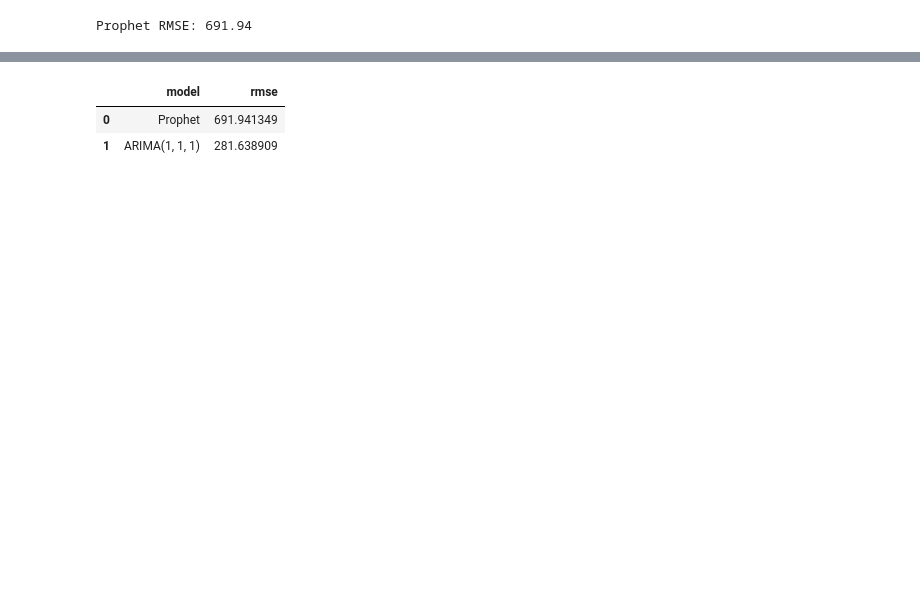
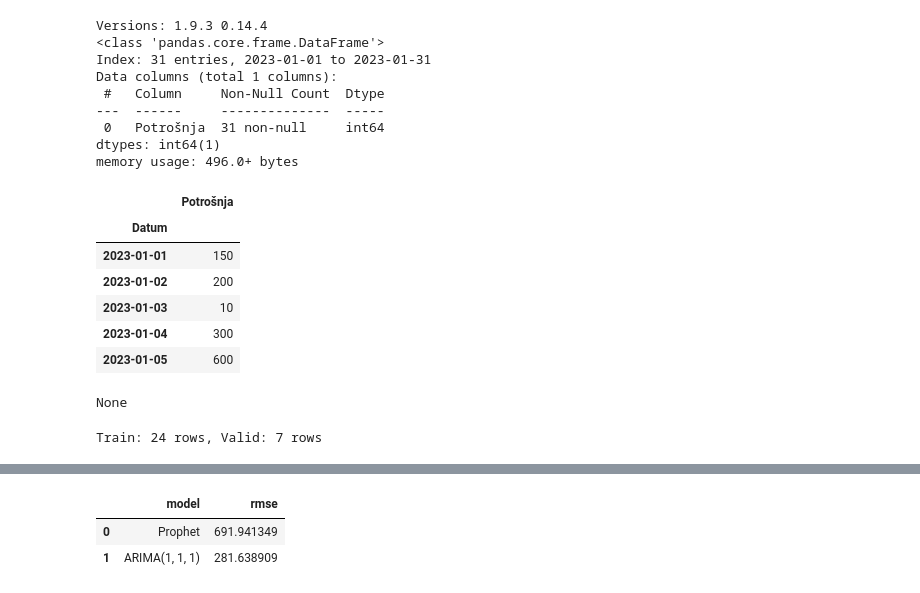
Before and after one commit to dejunga/predvidanje_potrosnje, a Jupyter notebook: notebooks/03_Modeling.ipynb, the cells around one changed output, grey strips where cells are left out. Cells and saved outputs as stored; diff of their text form; code cells hidden in the pictures; blank space fills up the shorter version.

```diff
--- a/notebooks/03_Modeling.ipynb
+++ b/notebooks/03_Modeling.ipynb
@@ -60,5 +0,0 @@ pred_prophet = forecast.set_index('ds')['yhat'].iloc[-len(valid):].values
-# %%
-rmse_prophet = np.sqrt(mean_squared_error(prophet_valid['y'], pred_prophet))
-print(f"Prophet RMSE: {rmse_prophet:.2f}")
-# %% [output]
-Prophet RMSE: 691.94
@@ -64,0 +11,42 @@ Prophet RMSE: 691.94
+# %%
+# Load & clean
+df = (
+    pd.read_csv(
+        '../data/historical_consumption.csv',
+        skipinitialspace=True,
+        parse_dates=['Datum'],
+        dayfirst=True
+    )
+    .rename(columns={'potrosnja':'Potrošnja'})
+    .sort_values('Datum')
+    .set_index('Datum')
+)
+df['Potrošnja'] = df['Potrošnja'].fillna(0)
+
+print("Versions:", scipy.__version__, sm.__version__)
+display(df.head(), df.info())
+# %% [output]
+Versions: 1.9.3 0.14.4
+<class 'pandas.core.frame.DataFrame'>
+Index: 31 entries, 2023-01-01 to 2023-01-31
+Data columns (total 1 columns):
+ #   Column     Non-Null Count  Dtype
+---  ------     --------------  -----
+ 0   Potrošnja  31 non-null     int64
+dtypes: int64(1)
+memory usage: 496.0+ bytes
+|  | Potrošnja |
+| Datum |  |
+| 2023-01-01 | 150 |
+| 2023-01-02 | 200 |
+| 2023-01-03 | 10 |
+| 2023-01-04 | 300 |
+| 2023-01-05 | 600 |
+None
+# %%
+# Train/valid split
+split = int(len(df) * 0.8)
+train, valid = df.iloc[:split], df.iloc[split:]
+print(f"Train: {len(train)} rows, Valid: {len(valid)} rows")
+# %% [output]
+Train: 24 rows, Valid: 7 rows
```
Also changed, not shown: parts of 16 cells of this notebook, 10 other files.
